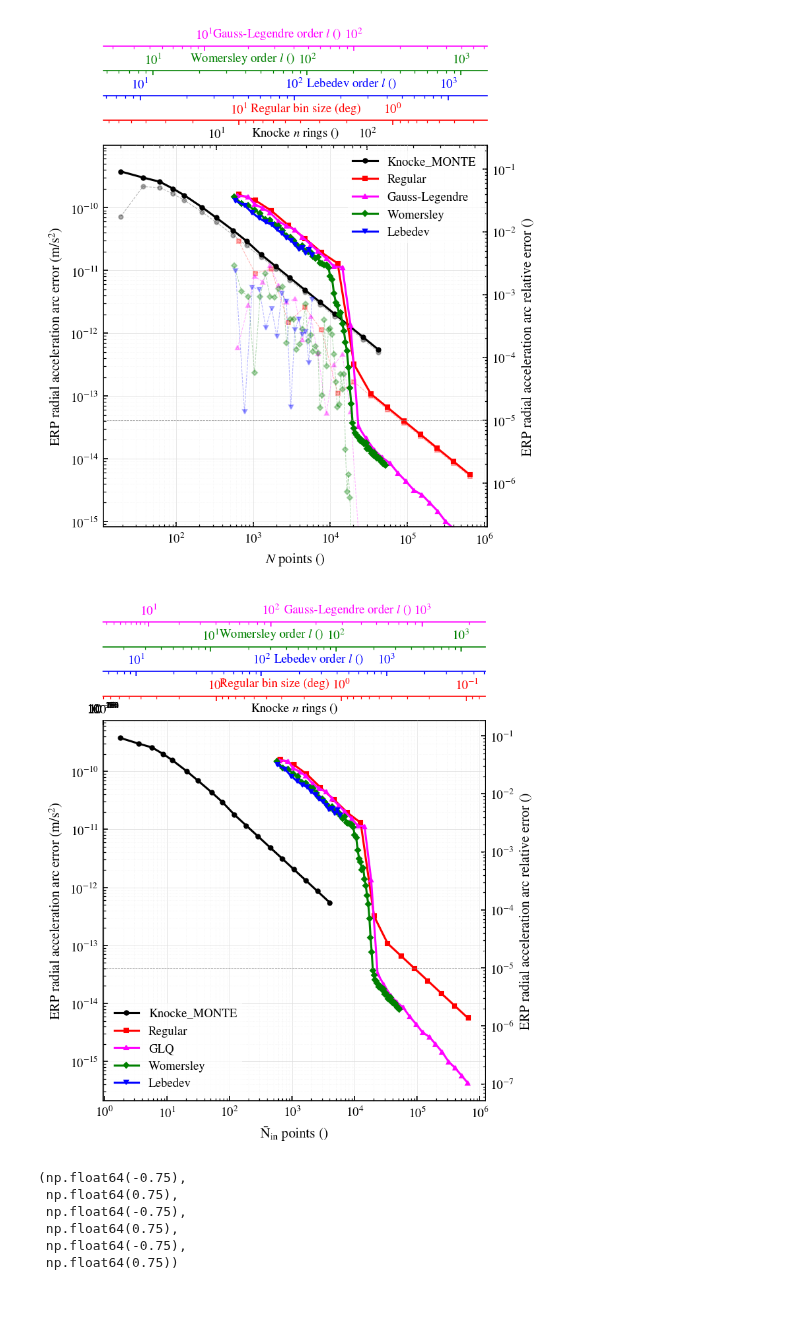
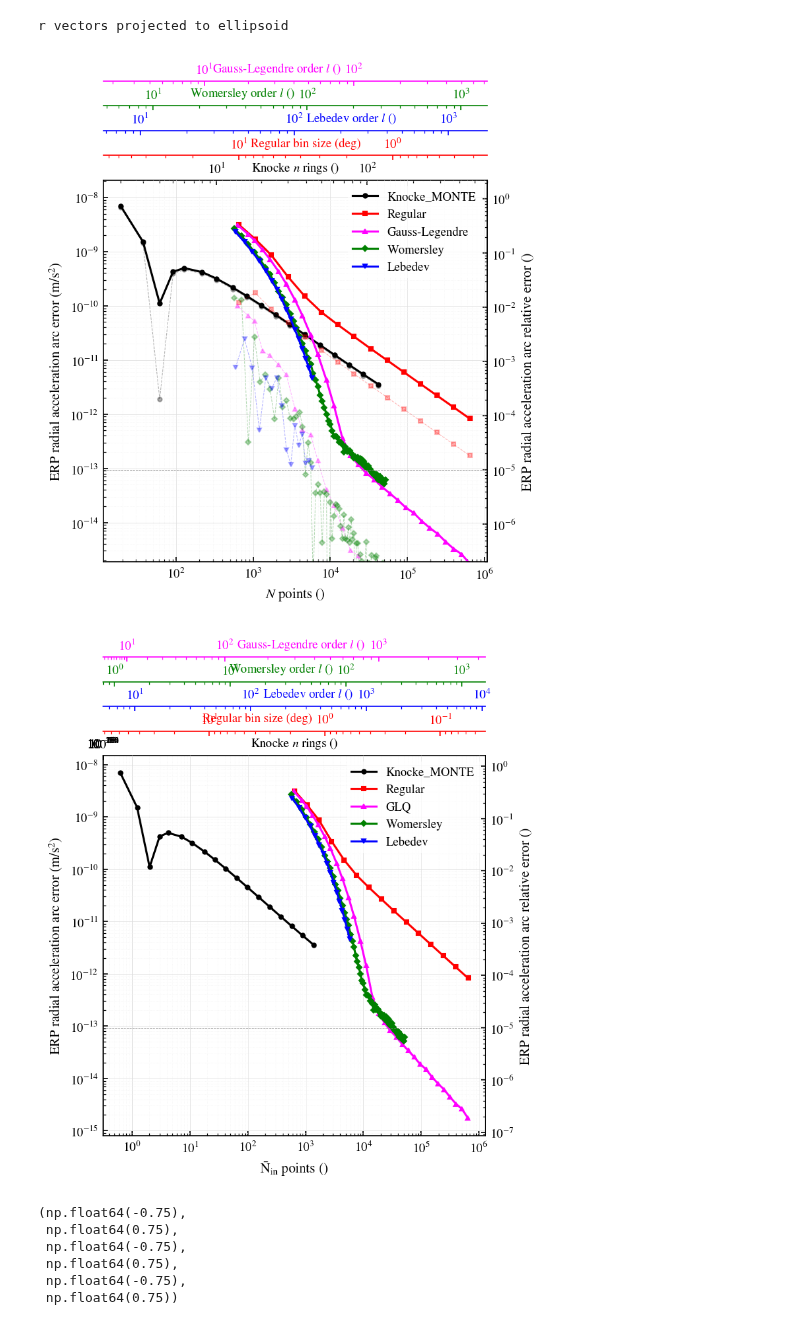
Before and after one commit to nasa-jpl/Space-Balls-MST, a Jupyter notebook: sbfinal-master/notebooks/plotting_grid_convergence.ipynb, the cells around one changed output. Saved outputs shown, nothing was run; the diff lists cells and outputs as text; code cells hidden in the pictures.

```diff
--- a/sbfinal-master/notebooks/plotting_grid_convergence.ipynb
+++ b/sbfinal-master/notebooks/plotting_grid_convergence.ipynb
@@ -94,10 +94,10 @@ def format_axes(ax: Axes, mag_true, N_points_f=1, mag="acceleration"): # N_point
 
 
 
-base_sb_tag = 'Ajisai' # 'GRACE-FO_spherical'  # 'Ajisai' #  ##'SB_R800_0'
-EEI_truth_name = "EEI_truth_2"
-add_monte_convergence = True
-n_days_arc = 3
+base_sb_tag = 'GRACE-FO_spherical' # 'GRACE-FO_spherical'  # 'Ajisai' #  ##'SB_R800_0'
+EEI_truth_name = "EEI_truth_15"
+add_monte_convergence = False
+n_days_arc = 1
 
 baseline_sb_name = base_sb_tag + '_119' if ((base_sb_tag == 'LAGEOS') or (base_sb_tag == 'Ajisai')) else base_sb_tag #add_monte_convergence else base_sb_tag
 flux_to_acc = -1/get_acc_to_flux_factor(baseline_sb_name)
@@ -110,6 +110,7 @@ mag_true_erp_acc_r = np.abs(np.mean(true_erp_Fr_series) * flux_to_acc)
 mag_true_erp_flux_r = np.abs(np.mean(true_erp_Fr_series))
 
 grid_names = ['Knocke_MONTE', 'Regular', 'GLQ', 'Womersley', 'Lebedev']
+#grid_names = ['Regular', 'GLQ', 'Womersley', 'Lebedev']
 #grid_names = ['MONTE', 'Regular', 'Womersley', 'Lebedev']
 
 if not(add_monte_convergence):
@@ -141,35 +142,36 @@ for i, grid_name in enumerate(grid_names):
         ax.loglog(n_points, acc_rmse, '-', label=label, color=cols[i], marker=markers[i], markersize=3)
         ax.loglog(n_points, acc_bias, '--', alpha=0.3, color=cols[i], lw=0.5, marker=markers[i], markersize=3)
 
         n_points_in = n_points * N_to_Nin_f if ("MONTE" in grid_name) else n_points
         ax2.loglog(n_points_in, acc_rmse, '-x', label=grid_name, color=cols[i], marker=markers[i], markersize=3)
 
         #ax3.loglog(n_points, flux_errors_rms, '-x', label=grid_name, color=cols[i])
 
 ax.set_xlabel('$N$ points ()') #, labelpad=-10)
 #Plotter.adjust_label_to_avoid_ticklabels(ax)
 #ax_d = ax.secondary_xaxis('bottom', functions=(lambda x: 4*Re/np.sqrt(x),
 #                                               lambda x: (4*Re/x)**2))
 #ax_d.set_xlabel('Average point separation $d$ (km)', fontsize=9, labelpad=-10)
 #ax_d.spines['bottom'].set_position(('outward', 18))
 #Plotter.adjust_label_to_avoid_ticklabels(ax_d)
 
 ax.set_ylim(bottom=2e-7*mag_true_erp_acc_r)
 
 if add_monte_convergence:
     pass
     # ax.set_xlim(left=1e2)
 
 format_axes(ax, mag_true=mag_true_erp_acc_r)
 
 #ax3.set_xlabel('N points ()')
 #format_axes(ax3, mag="flux", mag_true=mag_true_erp_flux_r)
 
 ax2.set_xlabel(r'$\mathrm{\bar N_{in}}$ points ()')
 format_axes(ax2, mag_true=mag_true_erp_acc_r, N_points_f=N_to_Nin_f)
 # %% [output]
+r vectors projected to ellipsoid
-[figure, old version]
+[figure, new version]
-[figure, old version]
+[figure, new version]
 # %%
 import numpy as np
 import matplotlib.pyplot as plt
```
Also changed, not shown: 13 other files.
